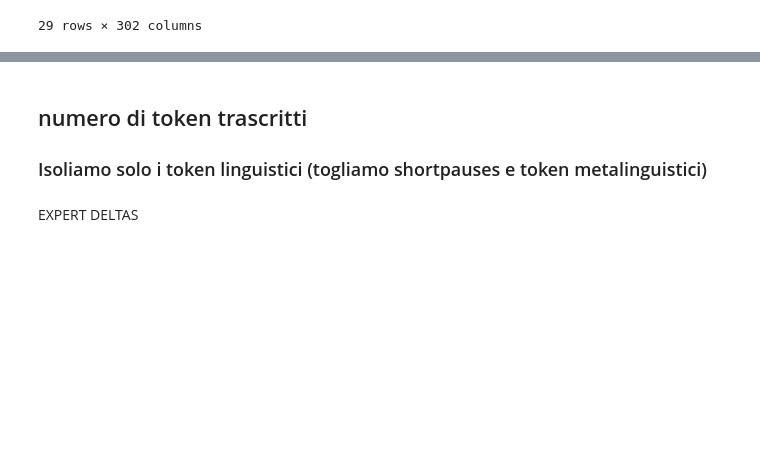
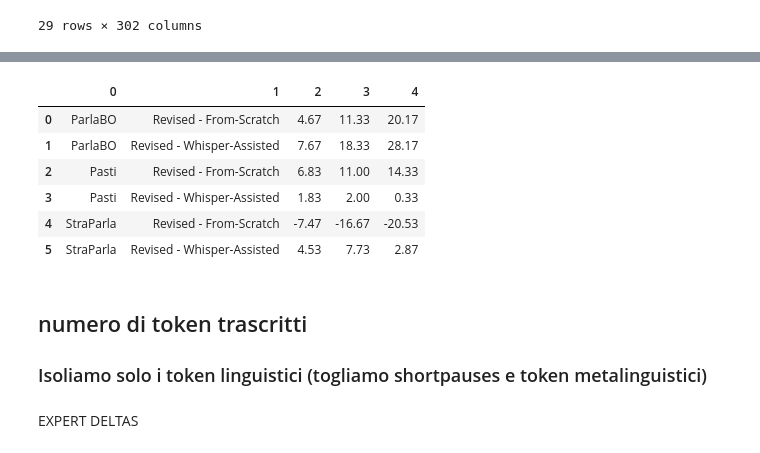
Before and after one commit to LaboratorioSperimentale/asr-assisted-transcription, a Jupyter notebook: data_analysis/analysis.ipynb, the cells around one changed output, grey strips where cells are left out. Cells and saved outputs as stored; diff of their text form; code cells hidden in the pictures; blank space fills up the shorter version.

```diff
--- a/data_analysis/analysis.ipynb
+++ b/data_analysis/analysis.ipynb
@@ -29,3 +85,37 @@ stats
+# %%
+delta_pairs = [
+    ("Revised", "From-Scratch"),
+    ("Revised", "Whisper-Assisted"),
+    # Add more pairs as needed
+]
+modules = ["ParlaBO", "Pasti", "StraParla"]
+
+# Create an empty list to store rows
+rows = []
+
+# Iterate over module names
+for module in modules:
+    for t1, t2 in delta_pairs:
+        row = [module, f"{t1} - {t2}"]
+        for i in range(0, 3):
+            diff = avg_num_tu_mixed.loc[(module, t1), f"num_tu::{i}"] - avg_num_tu_mixed.loc[(module, t2), f"num_tu::{i}"]
+            row.append(diff)
+        rows.append(row)
+
+# Create a new DataFrame
+columns = avg_per_minute.columns # Column names
+# print(columns)
+df_deltas = pd.DataFrame(rows, columns=["module", "delta"].extend(columns))
+df_deltas.iloc[:, 2:] = df_deltas.iloc[:, 2:].round(2)
+df_deltas
+# %% [output]
+|  | 0 | 1 | 2 | 3 | 4 |
+| 0 | ParlaBO | Revised - From-Scratch | 4.67 | 11.33 | 20.17 |
+| 1 | ParlaBO | Revised - Whisper-Assisted | 7.67 | 18.33 | 28.17 |
+| 2 | Pasti | Revised - From-Scratch | 6.83 | 11.00 | 14.33 |
+| 3 | Pasti | Revised - Whisper-Assisted | 1.83 | 2.00 | 0.33 |
+| 4 | StraParla | Revised - From-Scratch | -7.47 | -16.67 | -20.53 |
+| 5 | StraParla | Revised - Whisper-Assisted | 4.53 | 7.73 | 2.87 |
 # %% [markdown]
 ## numero di token trascritti
 
```
Also changed, not shown: parts of 5 cells of this notebook.
